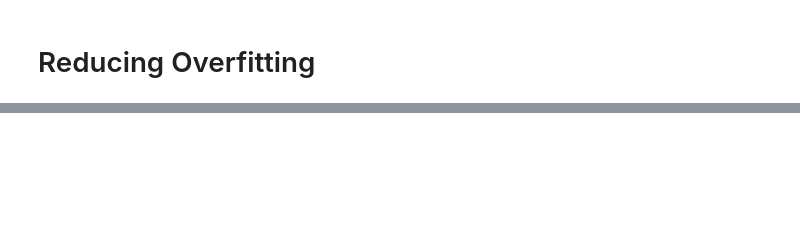
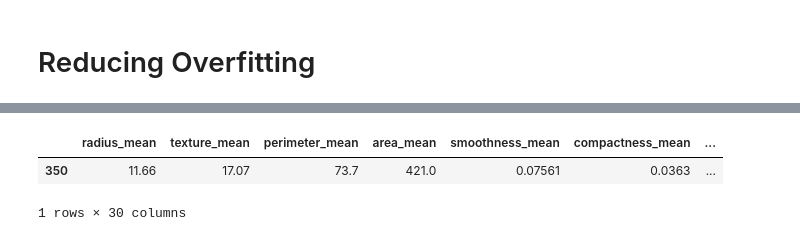
Before and after one commit to DAVJES94/CancerClassification_EndToEnd, a Jupyter notebook: model.ipynb, the cells around one changed output, grey strips where cells are left out. Saved outputs shown, nothing was run; the diff lists cells and outputs as text; code cells hidden in the pictures; blank space fills up the shorter version.

```diff
--- a/model.ipynb
+++ b/model.ipynb
@@ -266 +289,7 @@ plot_labeled_decision_regions(X_test, y_test, clfs)
+# %%
+X_test.head(1)
+# %% [output]
+|  | radius_mean | texture_mean | perimeter_mean | area_mean | smoothness_mean | compactness_mean | ... |
+| 350 | 11.66 | 17.07 | 73.7 | 421.0 | 0.07561 | 0.0363 | ... |
+1 rows × 30 columns
 # %%
```
Also changed, not shown: parts of 43 cells of this notebook, 4 other files.
